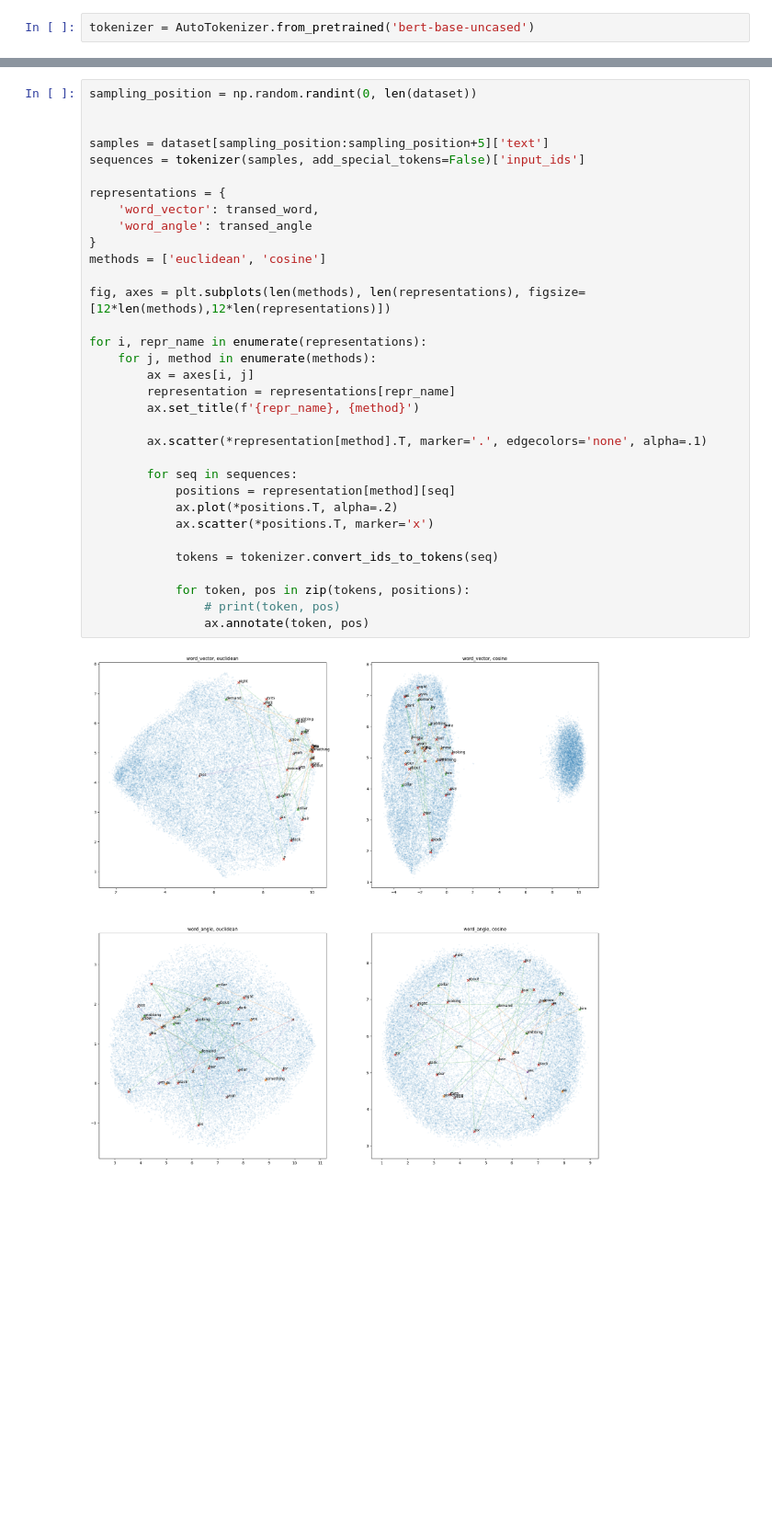
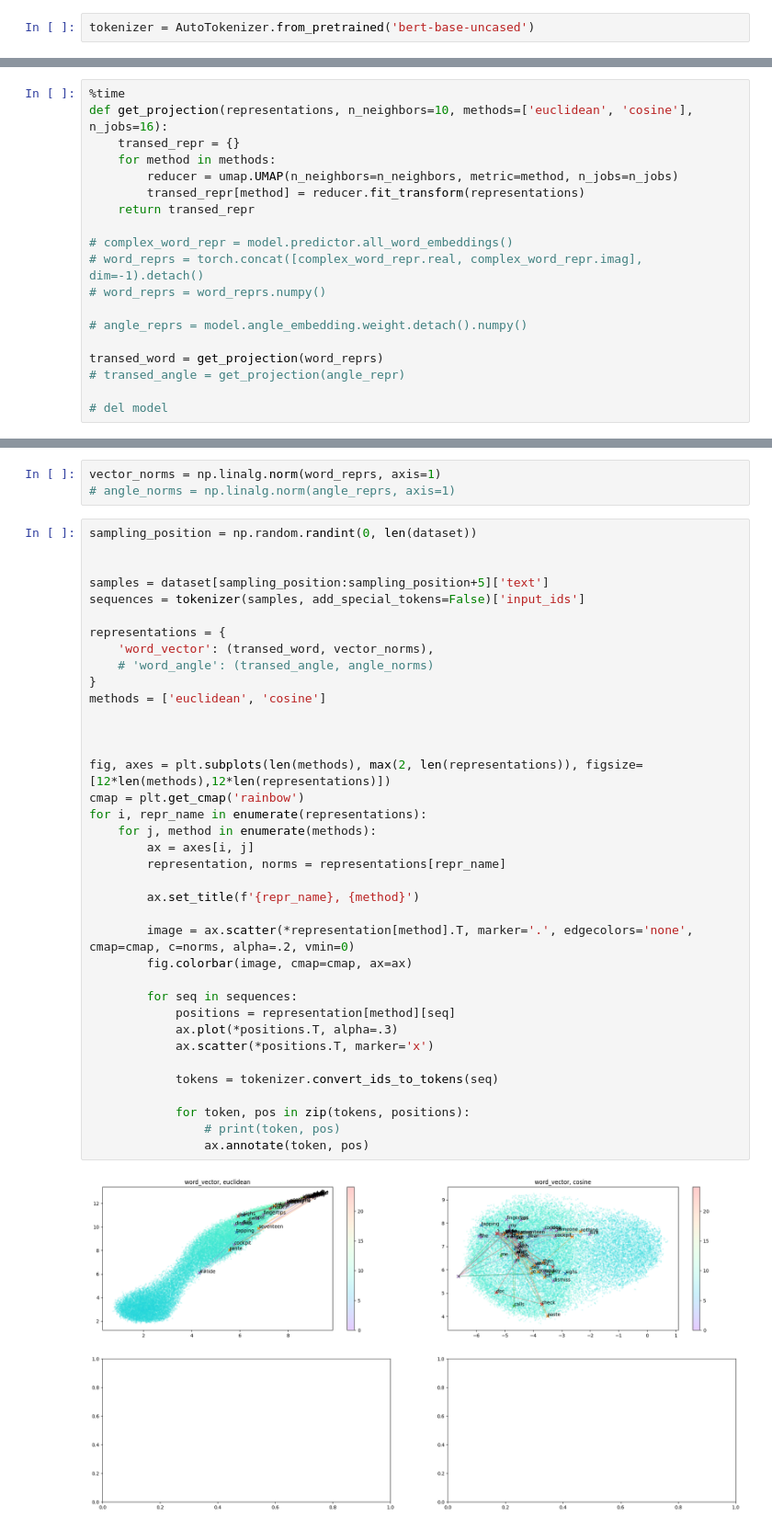
Before and after one commit to tzuhanwen/absolute-bert, a Jupyter notebook: umap.ipynb, the cells around one changed output, grey strips where cells are left out. Shown at 92% size. Drawn from its saved outputs; the diff is of its cells as text; blank space fills up the shorter version.

```diff
--- a/umap.ipynb
+++ b/umap.ipynb
@@ -64,0 +136,19 @@ tokenizer = AutoTokenizer.from_pretrained('bert-base-uncased')
+# %%
+%time
+def get_projection(representations, n_neighbors=10, methods=['euclidean', 'cosine'], n_jobs=16):
+    transed_repr = {}
+    for method in methods:
+        reducer = umap.UMAP(n_neighbors=n_neighbors, metric=method, n_jobs=n_jobs)
+        transed_repr[method] = reducer.fit_transform(representations)
+    return transed_repr
+
+# complex_word_repr = model.predictor.all_word_embeddings()
+# word_reprs = torch.concat([complex_word_repr.real, complex_word_repr.imag], dim=-1).detach()
+# word_reprs = word_reprs.numpy()
+
+# angle_reprs = model.angle_embedding.weight.detach().numpy()
+
+transed_word = get_projection(word_reprs)
+# transed_angle = get_projection(angle_repr)
+
+# del model
@@ -65,35 +158,42 @@ tokenizer = AutoTokenizer.from_pretrained('bert-base-uncased')
+# %%
+vector_norms = np.linalg.norm(word_reprs, axis=1)
+# angle_norms = np.linalg.norm(angle_reprs, axis=1)
 # %%
 sampling_position = np.random.randint(0, len(dataset))
 
 
 samples = dataset[sampling_position:sampling_position+5]['text']
 sequences = tokenizer(samples, add_special_tokens=False)['input_ids']
 
 representations = {
-    'word_vector': transed_word,
-    'word_angle': transed_angle
+    'word_vector': (transed_word, vector_norms),
+    # 'word_angle': (transed_angle, angle_norms)
 }
 methods = ['euclidean', 'cosine']
 
-fig, axes = plt.subplots(len(methods), len(representations), figsize=[12*len(methods),12*len(representations)])
 
+
+fig, axes = plt.subplots(len(methods), max(2, len(representations)), figsize=[12*len(methods),12*len(representations)])
+cmap = plt.get_cmap('rainbow')
 for i, repr_name in enumerate(representations):
     for j, method in enumerate(methods):
         ax = axes[i, j]
-        representation = representations[repr_name]
+        representation, norms = representations[repr_name]
+
         ax.set_title(f'{repr_name}, {method}')
 
-        ax.scatter(*representation[method].T, marker='.', edgecolors='none', alpha=.1)
+        image = ax.scatter(*representation[method].T, marker='.', edgecolors='none', cmap=cmap, c=norms, alpha=.2, vmin=0)
+        fig.colorbar(image, cmap=cmap, ax=ax)
 
         for seq in sequences:
             positions = representation[method][seq]
-            ax.plot(*positions.T, alpha=.2)
+            ax.plot(*positions.T, alpha=.3)
             ax.scatter(*positions.T, marker='x')
 
             tokens = tokenizer.convert_ids_to_tokens(seq)
 
             for token, pos in zip(tokens, positions):
                 # print(token, pos)
                 ax.annotate(token, pos)
 # %% [output]
-[figure, old version]
+[figure, new version]
```
Also changed, not shown: parts of 27 cells of this notebook, 23 other files.
